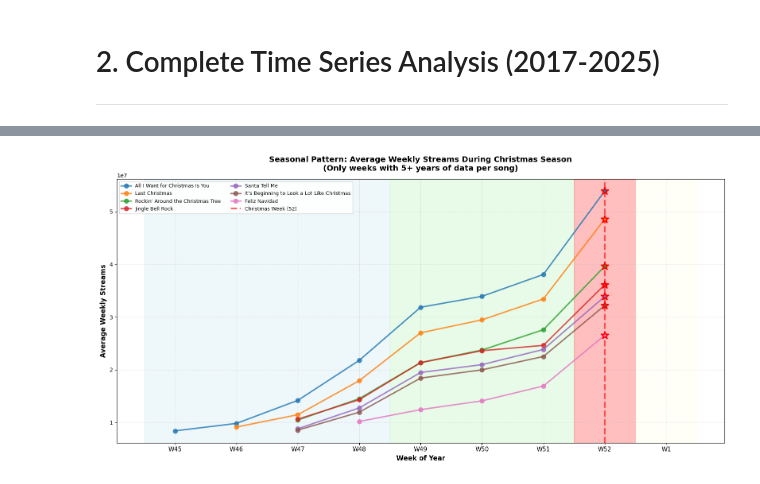
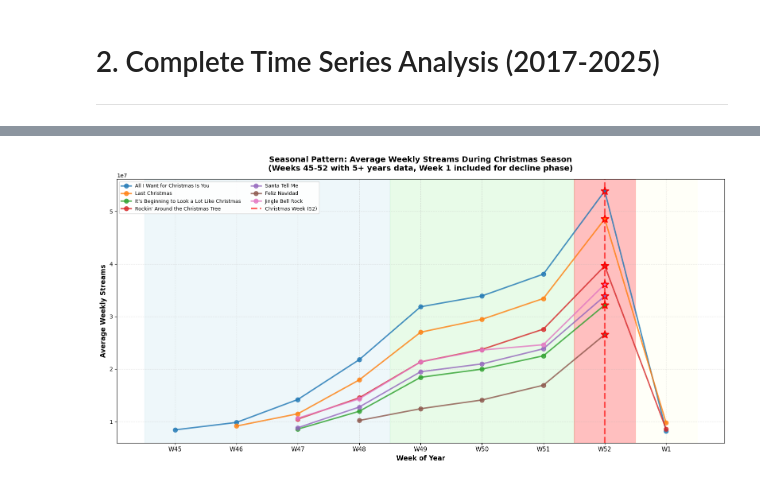
Before and after one commit to JonasSouza871/Christmas_Songs_Spotify_Analysis, a Jupyter notebook: temporal_analysis.ipynb, the cells around one changed output, grey strips where cells are left out. Cells and saved outputs as stored; diff of their text form; code cells hidden in the pictures.

Commit message:
Add temporal analysis: time series and seasonal pattern visualizations

```diff
--- a/temporal_analysis.ipynb
+++ b/temporal_analysis.ipynb
@@ -242,52 +181,52 @@ Average streams by phase:
 # %%
 # Visualization: Average streams by week for each song (only weeks with data)
 plt.figure(figsize=(16, 8))
-
-songs = weekly_avg['track'].unique()
-colors = plt.cm.tab10(range(len(songs)))
-
-for idx, song in enumerate(songs):
-    song_data = weekly_avg[weekly_avg['track'] == song]
-
+for idx, song in enumerate(songs):  #for each song
+    song_data = weekly_avg[weekly_avg['track'] == song] #sees the average per week for each song
     # Filter out weeks with very few data points (likely incomplete)
     song_season = christmas_season[christmas_season['track'] == song]
     week_counts = song_season.groupby('week_of_year').size()
+    # Only plot weeks that appear at least 5 times across all years
+    valid_weeks_5plus = week_counts[week_counts >= 5].index
+    week1_exists = 1 in week_counts.index and week_counts[1] >= 1 # BUT include week 1 if it has at least 1 data point (important for decline phase)
+    if week1_exists:#If week 1 exists, adds it to the list of valid weeks;
+        valid_weeks = valid_weeks_5plus.union(pd.Index([1]))
+    else:#otherwise, keeps only weeks with 5+ years of data.
+        valid_weeks = valid_weeks_5plus
 
-    # Only plot weeks that appear at least 5 times across all years
-    valid_weeks = week_counts[week_counts >= 5].index
-    song_data_filtered = song_data[song_data['week_of_year'].isin(valid_weeks)]
+    song_data_filtered = song_data[song_data['week_of_year'].isin(valid_weeks)] #Filters song data, keeping only weeks that are in the valid_weeks list
 
     if len(song_data_filtered) > 0:
         x_positions = [week_order.index(w) for w in song_data_filtered['week_of_year']]
         plt.plot(x_positions, song_data_filtered['streams'],
                  marker='o', markersize=8, linewidth=2.5,
                  label=song, color=colors[idx], alpha=0.8)
 
         # Mark peak
         max_idx = song_data_filtered['streams'].idxmax()
         max_row = song_data_filtered.loc[max_idx]
         peak_week = max_row['week_of_year']
         peak_position = week_order.index(peak_week)
         plt.scatter(peak_position, max_row['streams'],
                     color=colors[idx], s=200, marker='*',
                     zorder=5, edgecolors='red', linewidths=2)
 
 # Mark phases with vertical lines and background colors
 plt.axvspan(-0.5, 3.5, color='lightblue', alpha=0.2)
 plt.axvspan(3.5, 6.5, color='lightgreen', alpha=0.2)
 plt.axvspan(6.5, 7.5, color='red', alpha=0.25)
 plt.axvline(7, color='red', linewidth=3, linestyle='--', alpha=0.6, label='Christmas Week (52)')
 plt.axvspan(7.5, 8.5, color='lightyellow', alpha=0.2)
 
 plt.xticks(range(len(week_order)), [f'W{w}' for w in week_order], fontsize=11)
 plt.xlabel('Week of Year', fontsize=12, fontweight='bold')
 plt.ylabel('Average Weekly Streams', fontsize=12, fontweight='bold')
-plt.title('Seasonal Pattern: Average Weekly Streams During Christmas Season\n(Only weeks with 5+ years of data per song)',
+plt.title('Seasonal Pattern: Average Weekly Streams During Christmas Season\n(Weeks 45-52 with 5+ years data, Week 1 included for decline phase)',
           fontsize=14, fontweight='bold', pad=15)
 plt.ticklabel_format(style='scientific', axis='y', scilimits=(0,0))
 plt.legend(loc='upper left', fontsize=9, ncol=2, framealpha=0.9)
 plt.grid(True, alpha=0.3, linestyle='--')
 plt.tight_layout()
 plt.show()
 # %% [output]
-[figure, old version]
+[figure, new version]
```
Also changed, not shown: parts of 8 cells of this notebook.
